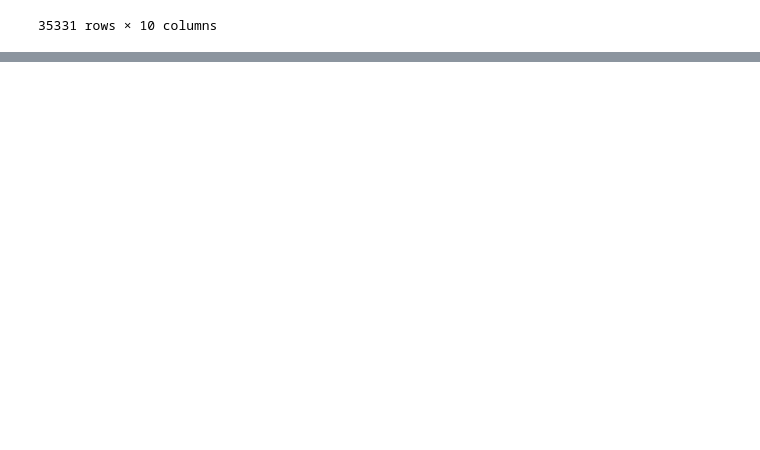
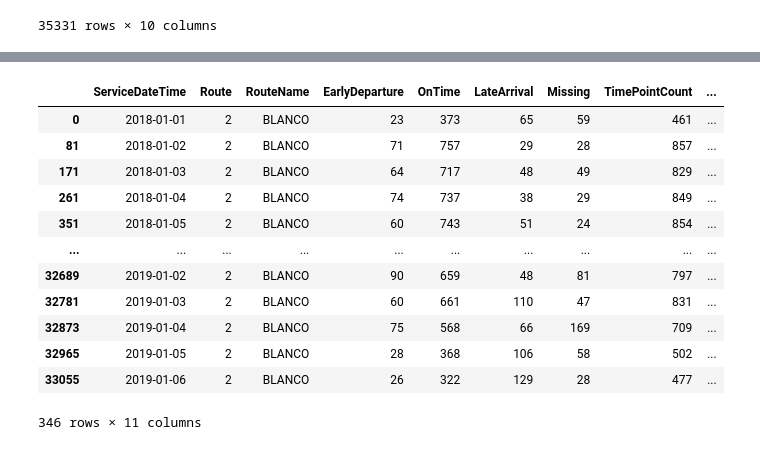
Before and after one commit to get-on-the-bus/via-project, a Jupyter notebook: mists-scraps.ipynb, the cells around one changed output, grey strips where cells are left out. Drawn from its saved outputs; the diff is of its cells as text; code cells hidden in the pictures; blank space fills up the shorter version.

```diff
--- a/mists-scraps.ipynb
+++ b/mists-scraps.ipynb
@@ -39,0 +91,18 @@ memory usage: 2.7+ MB
+# %%
+blanco['allarrive'] = blanco.OnTime + blanco.LateArrival + blanco.EarlyDeparture
+# %%
+blanco
+# %% [output]
+|  | ServiceDateTime | Route | RouteName | EarlyDeparture | OnTime | LateArrival | Missing | TimePointCount | ... |
+| 0 | 2018-01-01 | 2 | BLANCO | 23 | 373 | 65 | 59 | 461 | ... |
+| 81 | 2018-01-02 | 2 | BLANCO | 71 | 757 | 29 | 28 | 857 | ... |
+| 171 | 2018-01-03 | 2 | BLANCO | 64 | 717 | 48 | 49 | 829 | ... |
+| 261 | 2018-01-04 | 2 | BLANCO | 74 | 737 | 38 | 29 | 849 | ... |
+| 351 | 2018-01-05 | 2 | BLANCO | 60 | 743 | 51 | 24 | 854 | ... |
+| ... | ... | ... | ... | ... | ... | ... | ... | ... | ... |
+| 32689 | 2019-01-02 | 2 | BLANCO | 90 | 659 | 48 | 81 | 797 | ... |
+| 32781 | 2019-01-03 | 2 | BLANCO | 60 | 661 | 110 | 47 | 831 | ... |
+| 32873 | 2019-01-04 | 2 | BLANCO | 75 | 568 | 66 | 169 | 709 | ... |
+| 32965 | 2019-01-05 | 2 | BLANCO | 28 | 368 | 106 | 58 | 502 | ... |
+| 33055 | 2019-01-06 | 2 | BLANCO | 26 | 322 | 129 | 28 | 477 | ... |
+346 rows × 11 columns
```
Also changed, not shown: parts of 9 cells of this notebook.
